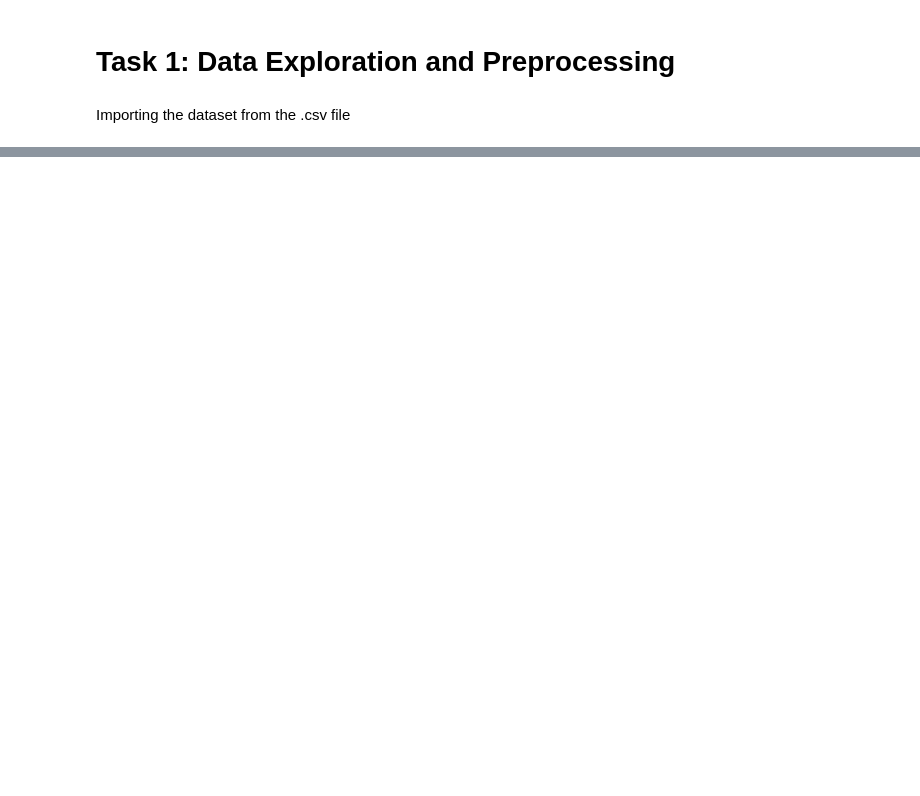
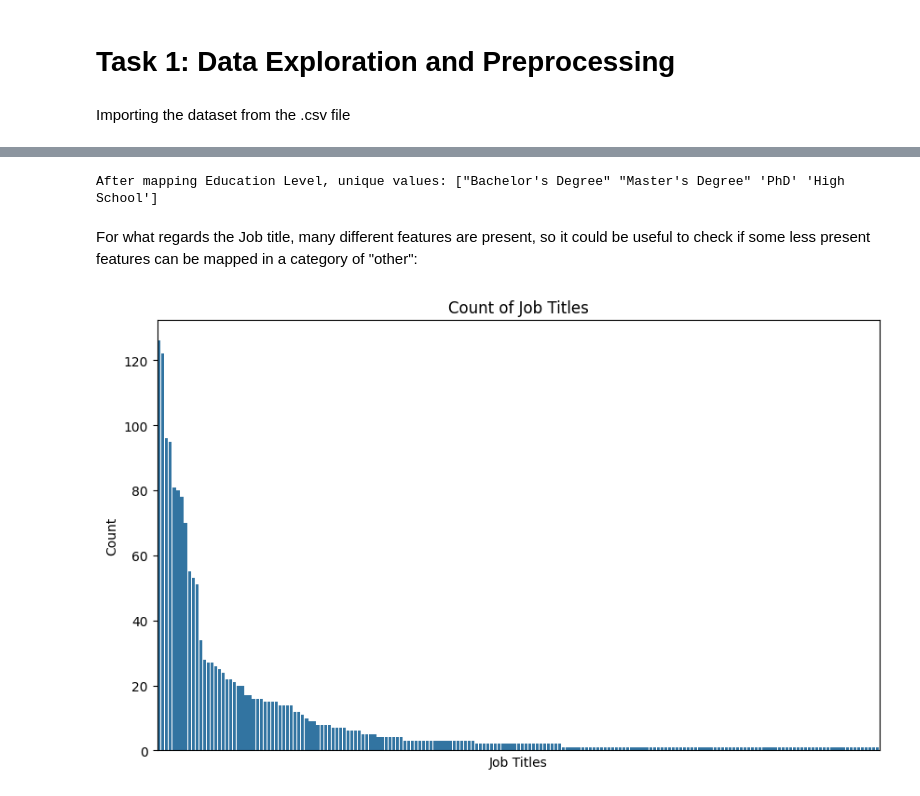
Before and after one commit to fedelimattia/O-ML-Project, a Jupyter notebook: notebook.ipynb, the cells around one changed output, grey strips where cells are left out. Drawn from its saved outputs; the diff is of its cells as text; code cells hidden in the pictures; blank space fills up the shorter version.

```diff
--- a/notebook.ipynb
+++ b/notebook.ipynb
@@ -53,0 +176,2 @@ df.head()
+# %%
+df_clean = df_clean[df_clean["Salary"] >= 24000].reset_index(drop=True)
@@ -53,0 +206,23 @@ df.head()
+# %%
+mapping_education = {
+    "phD": "PhD",
+    "Bachelor's": "Bachelor's Degree",
+    "Master's": "Master's Degree"
+}
+
+df_clean['Education Level'] = df_clean['Education Level'].replace(mapping_education)
+print("\nAfter mapping Education Level, unique values:", df_clean['Education Level'].unique())
+# %% [output]
+After mapping Education Level, unique values: ["Bachelor's Degree" "Master's Degree" 'PhD' 'High School']
+# %% [markdown]
+For what regards the Job title, many different features are present, so it could be useful to check if some less present features can be mapped in a category of "other":
+# %%
+plt.figure(figsize=(10, 6))
+sns.countplot(data=df_clean, x='Job Title', order=df_clean['Job Title'].value_counts().index)
+plt.title('Count of Job Titles')
+plt.xlabel('Job Titles')
+plt.ylabel('Count')
+plt.xticks([])  # Nasconde le etichette sull'asse x
+plt.show()
+# %% [output]
+[figure, added]
```
Also changed, not shown: parts of 40 cells of this notebook, 2 other files.
